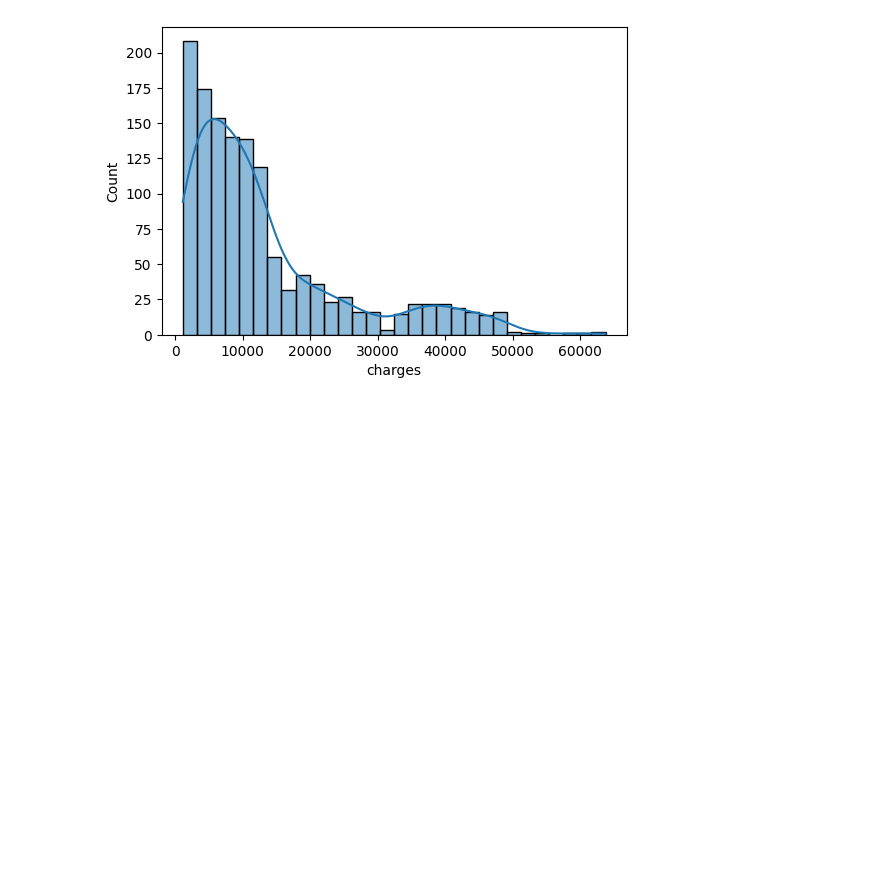
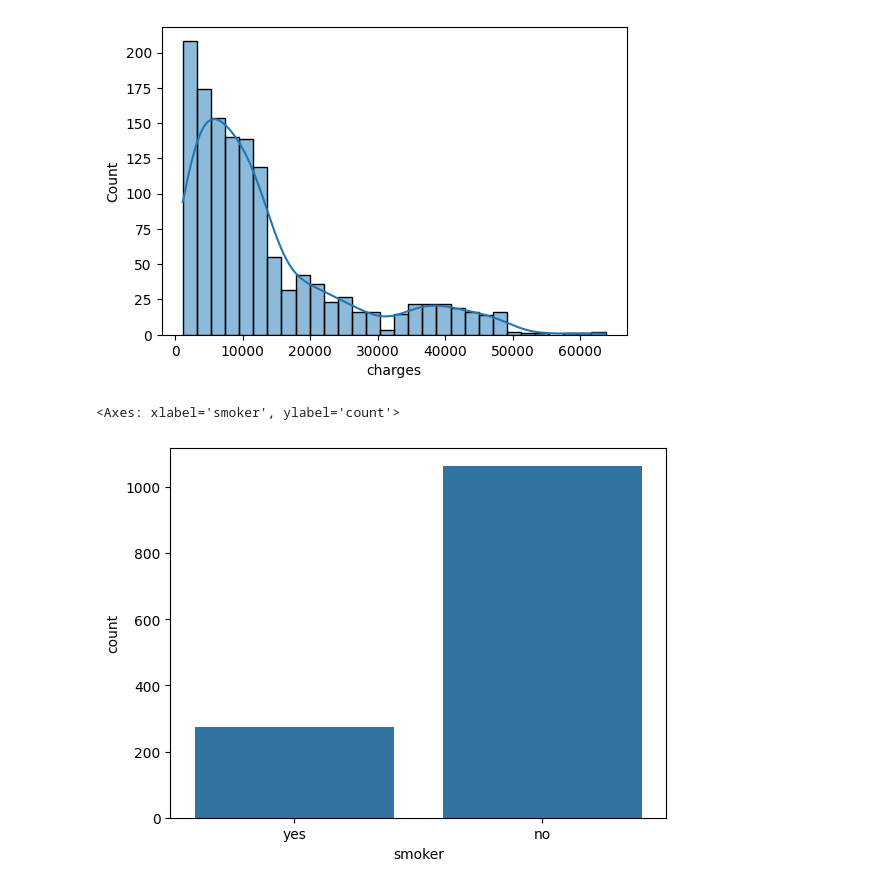
Before and after one commit to Turab031/numpy, a Jupyter notebook: project1.ipynb, the cells around one changed output. Cells and saved outputs as stored; diff of their text form; code cells hidden in the pictures; blank space fills up the shorter version.

```diff
--- a/project1.ipynb
+++ b/project1.ipynb
@@ -69,3 +69,8 @@ for col in numeric_col:
 [figure]
 [figure]
 [figure]
+# %%
+sns.countplot( x=df['smoker'])
+# %% [output]
+<Axes: xlabel='smoker', ylabel='count'>
+[figure, added]
```
Also changed, not shown: parts of 1 cell of this notebook, 1 other file.
